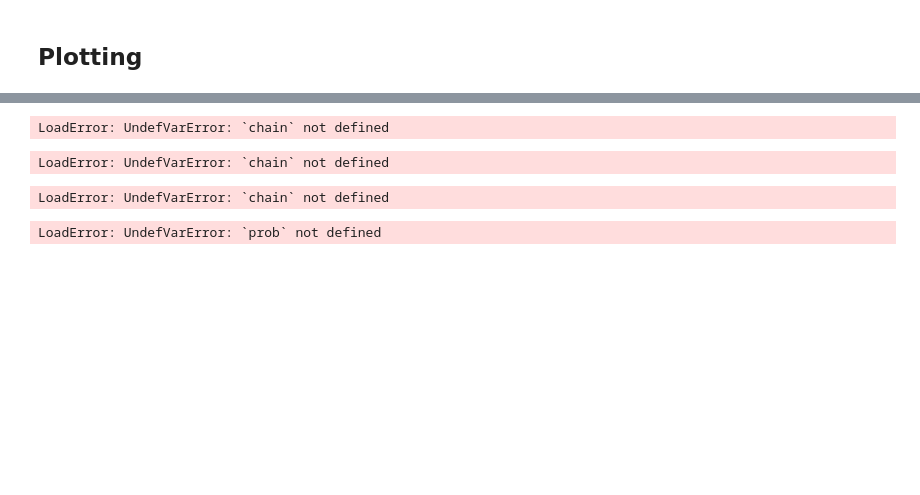
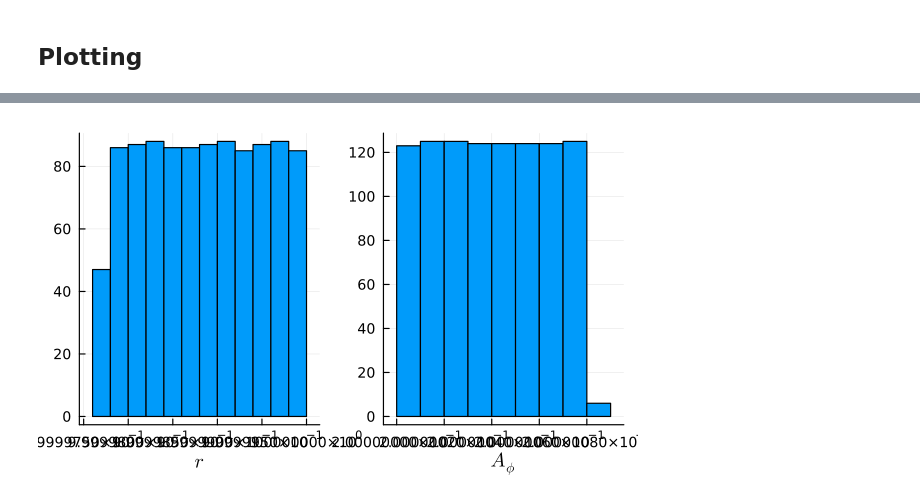
Before and after one commit to JaimeRZP/CMBLensing_MicroCanonicalHMC.jl, a Jupyter notebook: Lab_CMBLens.ipynb, the cells around one changed output, grey strips where cells are left out. Drawn from its saved outputs; the diff is of its cells as text; code cells hidden in the pictures; blank space fills up the shorter version.

```diff
--- a/Lab_CMBLens.ipynb
+++ b/Lab_CMBLens.ipynb
@@ -91,31 +101,5 @@ LoadError: UndefVarError: `chain` not defined
 # %%
-plot(
-    histogram([exp(Ω.θ.r) for (Ω,) in chain], xlabel=L"r", label=nothing, lw=1),
-    histogram([exp(Ω.θ.Aϕ) for (Ω,) in chain], xlabel=L"A_\phi", label=nothing, lw=1)
-)
+plot(histogram(exp.(rs), xlabel=L"r", label=nothing, lw=1),
+    histogram(exp.(Aϕs), xlabel=L"A_\phi", label=nothing, lw=1))
 # %% [output]
-LoadError: UndefVarError: `chain` not defined
+[figure, added]
-# %%
-plot(
-    histogram([exp(Ω.θ.r) for (Ω,) in chain], xlabel=L"r", label=nothing, lw=1),
-    histogram([exp(Ω.θ.Aϕ) for (Ω,) in chain], xlabel=L"A_\phi", label=nothing, lw=1)
-)
-# %% [output]
-LoadError: UndefVarError: `chain` not defined
-# %%
-plot(
-    histogram([exp(Ω.θ.r) for (Ω,) in chain], xlabel=L"r", label=nothing, lw=1),
-    histogram([exp(Ω.θ.Aϕ) for (Ω,) in chain], xlabel=L"A_\phi", label=nothing, lw=1)
-)
-# %% [output]
-LoadError: UndefVarError: `chain` not defined
-# %%
-
-ps = map([(:ϕ°,:I,L"L",L"\phi^\circ"), (:f°,:E,"L\ell",L"E^\circ"), (:f°,:B,L"\ell",L"B^\circ")]) do (k1, k2, xlabel, title)
-    plot(get_Cℓ(prob.Ωtrue[k1][k2]); label="true", xlabel, title)
-    plot!(get_Cℓ(prob.Ωstart[k1][k2]); label="start", xlabel, title)
-    plot!(get_Cℓ(chain[end][1][k1][k2]); label="last sample", xlabel, title)
-end
-plot(ps..., layout=(1,3), xscale=:log10, yscale=:log10, size=(1000,300), legend=:bottomleft)
-# %% [output]
-LoadError: UndefVarError: `prob` not defined
```
Also changed, not shown: parts of 18 cells of this notebook, 3 other files.
